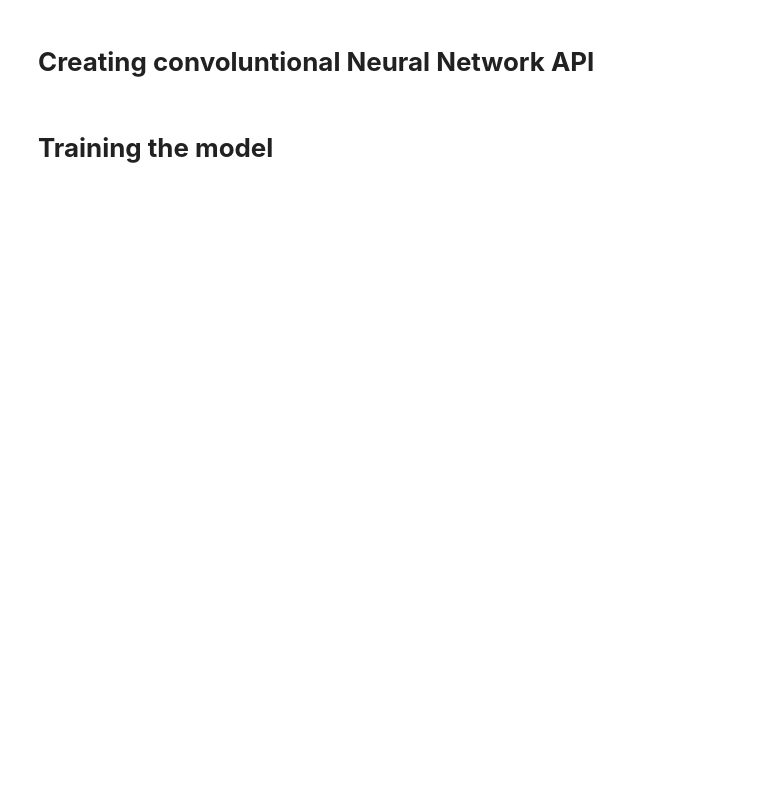
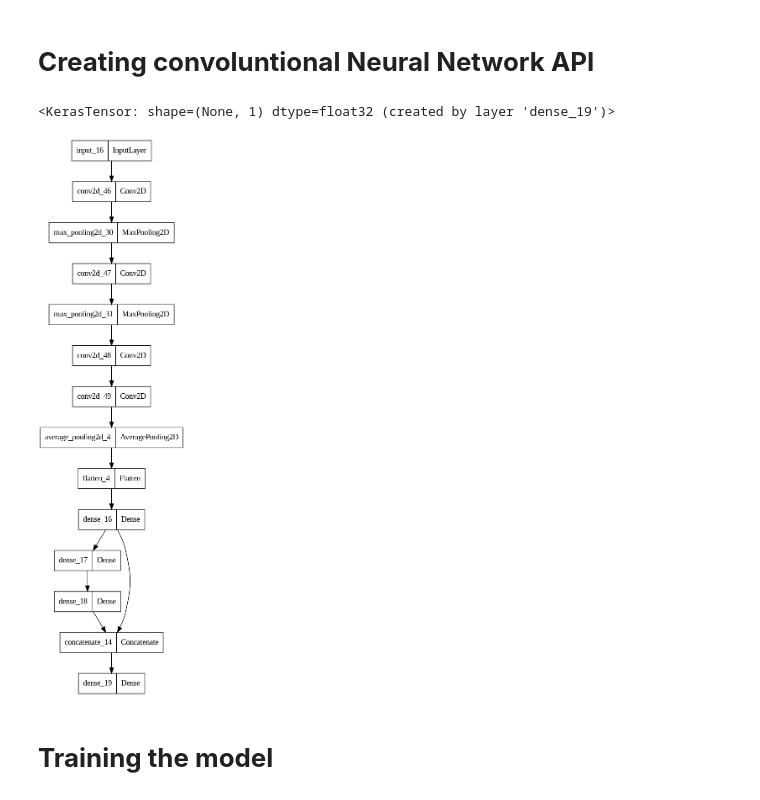
Before and after one commit to GIGAParviz/Pneumonia-chest-prediction-with-CNN, a Jupyter notebook: pneumonia_chest_x_ray.ipynb, the cells around one changed output. Drawn from its saved outputs; the diff is of its cells as text; code cells hidden in the pictures; blank space fills up the shorter version.

```diff
--- a/pneumonia_chest_x_ray.ipynb
+++ b/pneumonia_chest_x_ray.ipynb
@@ -136,5 +136,13 @@ output = Dense(1 , activation='sigmoid')(layer10)
 
 model = Model(inputs=(input) , outputs=(output))
+# %%
+model.output
+# %% [output]
+<KerasTensor: shape=(None, 1) dtype=float32 (created by layer 'dense_19')>
+# %%
+keras.utils.plot_model(model)
+# %% [output]
+[figure, added]
 # %%
 model.compile(loss=tf.losses.BinaryCrossentropy(),
               optimizer='adam',
```
Also changed, not shown: parts of 22 cells of this notebook.
